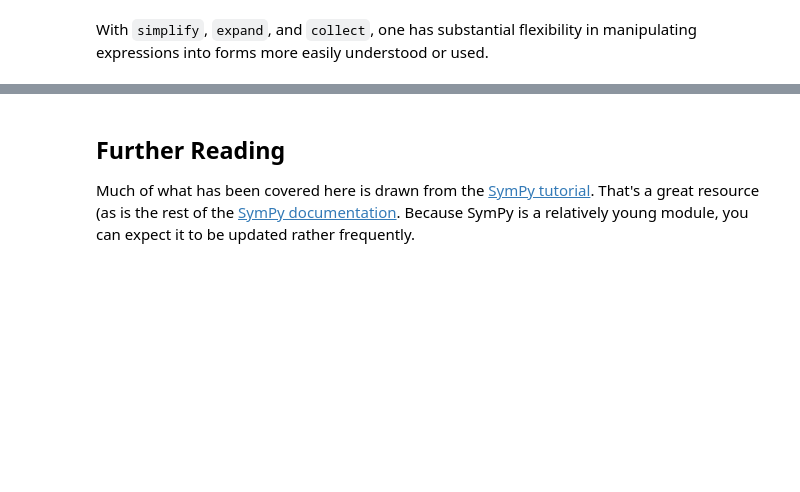
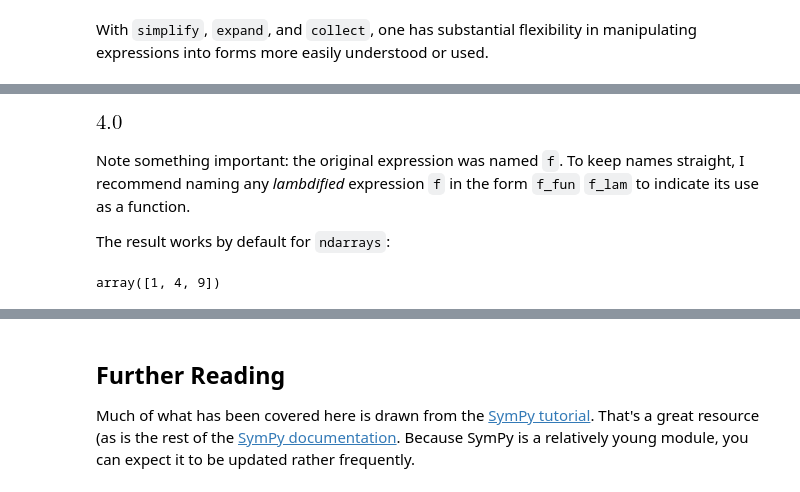
Before and after one commit to robertsj/me400_notes, a Jupyter notebook: source/lectures/ME400_Lecture_18.ipynb, the cells around one changed output, grey strips where cells are left out. Cells and saved outputs as stored; diff of their text form; code cells hidden in the pictures; blank space fills up the shorter version.

Commit message:
Update to 18 to include lambdify

```diff
--- a/source/lectures/ME400_Lecture_18.ipynb
+++ b/source/lectures/ME400_Lecture_18.ipynb
@@ -281,0 +286,15 @@ With `simplify`, `expand`, and `collect`, one has substantial flexibility in man
+# %%
+f = x**2
+f_fun = sp.lambdify(x, f)
+f_fun(2.0)
+# %% [output]
+[figure, added]
+# %% [markdown]
+Note something important: the original expression was named `f`.  To keep names straight, I recommend naming any *lambdified* expression `f` in the form `f_fun` `f_lam` to indicate its use as a function.
+
+The result works by default for `ndarrays`:
+# %%
+import numpy as np
+f_fun(np.array([1,2,3]))
+# %% [output]
+array([1, 4, 9])
```
Also changed, not shown: parts of 5 cells of this notebook.
